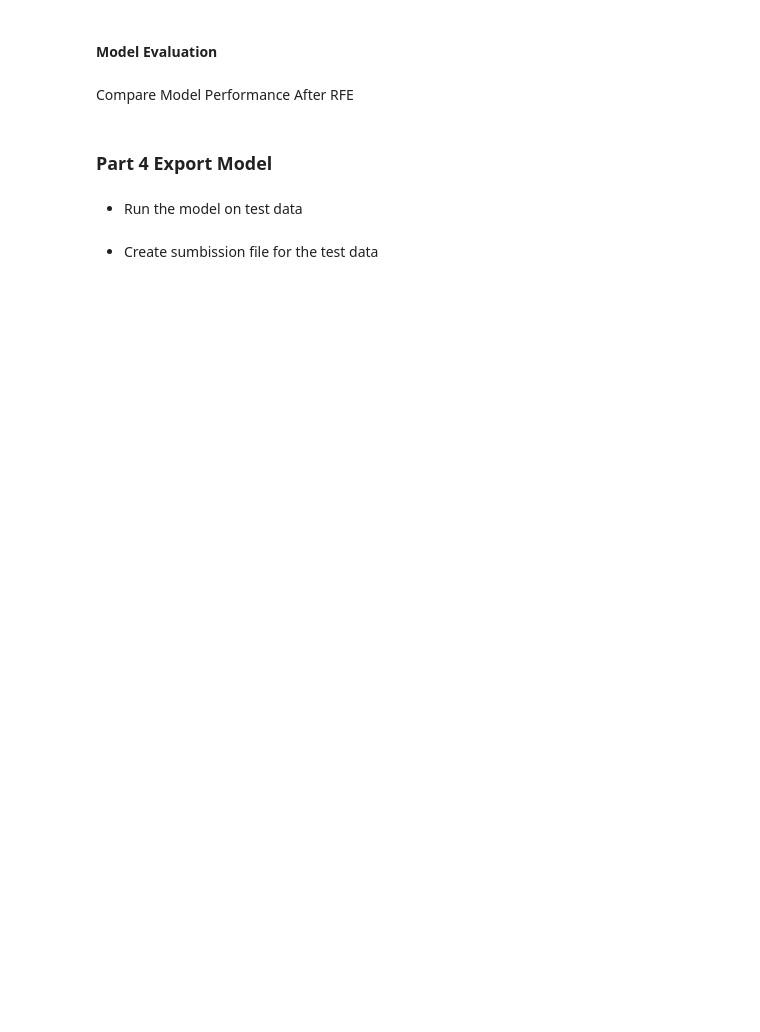
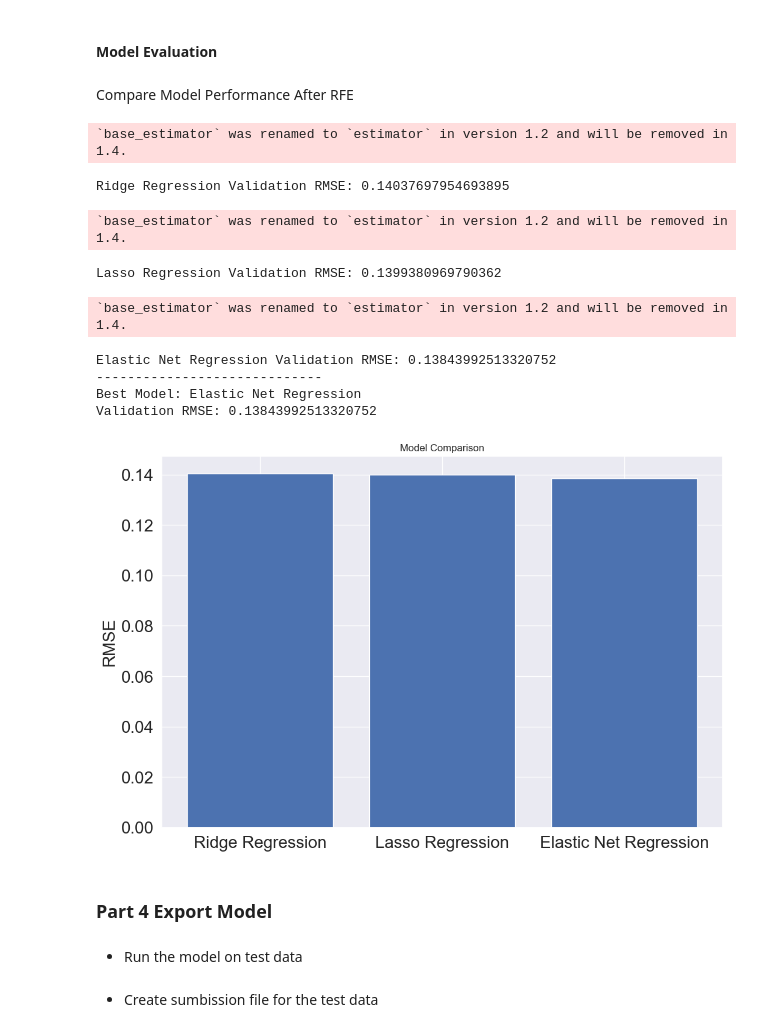
Before and after one commit to yayaya142/House-Prices-ML, a Jupyter notebook: src/house_prices.ipynb, the cells around one changed output. Drawn from its saved outputs; the diff is of its cells as text; code cells hidden in the pictures; blank space fills up the shorter version.

```diff
--- a/src/house_prices.ipynb
+++ b/src/house_prices.ipynb
@@ -577,7 +758,7 @@ X, X_test = X.align(X_test, join='left', axis=1, fill_value=0)
 # %% [markdown]
 - Split the data
 # %%
-test_size = 0.3
+test_size = 0.2
 # %%
 # Split the data
 X_train, X_val, y_train, y_val = train_test_split(X, y, test_size=test_size, random_state=42)
@@ -650,7 +840,7 @@ ridge_param_grid = {
     'ridge__alpha': [0.1, 1.0, 10.0, 100.0]
 }
 
-ridge_grid_search = GridSearchCV(ridge_pipeline, ridge_param_grid, cv=5, scoring='neg_mean_squared_error')
+ridge_grid_search = GridSearchCV(ridge_pipeline, ridge_param_grid, cv=15, scoring='neg_mean_squared_error')
 ridge_grid_search.fit(X_train, y_train)
 
 best_ridge = ridge_grid_search.best_estimator_
@@ -681,7 +876,7 @@ lasso_param_grid = {
     'lasso__max_iter': [1000, 5000, 10000]
 }
 
-lasso_grid_search = GridSearchCV(lasso_pipeline, lasso_param_grid, cv=5, scoring='neg_mean_squared_error')
+lasso_grid_search = GridSearchCV(lasso_pipeline, lasso_param_grid, cv=15, scoring='neg_mean_squared_error')
 lasso_grid_search.fit(X_train, y_train)
 
 best_lasso = lasso_grid_search.best_estimator_
@@ -713,7 +913,7 @@ elastic_net_param_grid = {
     'elastic_net__max_iter': [1000, 5000, 10000]
 }
 
-elastic_net_grid_search = GridSearchCV(elastic_net_pipeline, elastic_net_param_grid, cv=5, scoring='neg_mean_squared_error')
+elastic_net_grid_search = GridSearchCV(elastic_net_pipeline, elastic_net_param_grid, cv=15, scoring='neg_mean_squared_error')
 elastic_net_grid_search.fit(X_train, y_train)
 
 best_elastic_net = elastic_net_grid_search.best_estimator_
@@ -782,36 +1071,75 @@ def rfe_feature_selection(model, num_features):
 # %% [markdown]
 Compare Model Performance After RFE
 # %%
-models = {
-    'Ridge Regression': best_ridge,
-    'Lasso Regression': best_lasso,
-    'Elastic Net Regression': best_elastic_net
+from sklearn.model_selection import RandomizedSearchCV
+from sklearn.ensemble import BaggingRegressor
+from sklearn.pipeline import Pipeline
+from sklearn.feature_selection import SelectFromModel
+from sklearn.metrics import mean_squared_error
+import numpy as np
+import matplotlib.pyplot as plt
+
+# Assuming you have already defined:
+# X_train, y_train, X_val, y_val
+# best_ridge, best_lasso, best_elastic_net as your initial models
+
+# Define a pipeline for each model that includes feature selection and the model itself
+from sklearn.ensemble import RandomForestRegressor
+
+# Adjusted pipelines
+pipelines = {
+    'Ridge Regression': Pipeline([
+        ('feature_selection', SelectFromModel(RandomForestRegressor(n_estimators=100))),
+        ('regressor', BaggingRegressor(base_estimator=best_ridge))
+    ]),
+    'Lasso Regression': Pipeline([
+        ('feature_selection', SelectFromModel(RandomForestRegressor(n_estimators=100))),
+        ('regressor', BaggingRegressor(base_estimator=best_lasso))
+    ]),
+    'Elastic Net Regression': Pipeline([
+        ('feature_selection', SelectFromModel(RandomForestRegressor(n_estimators=100))),
+        ('regressor', BaggingRegressor(base_estimator=best_elastic_net))
+    ])
 }
+
+# The rest of your code remains the same
 
 # Fit models and calculate validation RMSE
 results = {}
-for name, model in models.items():
-    model.fit(X_train, y_train)
-    y_pred = model.predict(X_val)
+for name, pipeline in pipelines.items():
+    # Assume hyperparameter tuning was done previously and best models are used
+    pipeline.fit(X_train, y_train)
+    y_pred = pipeline.predict(X_val)
     rmse = np.sqrt(mean_squared_error(y_val, y_pred))
     results[name] = rmse
     print(f"{name} Validation RMSE: {rmse}")
 
-
-
-# set the best model name
+# Set the best model name
 best_model_name = min(results, key=results.get)
 print("-----------------------------")
 print(f"Best Model: {best_model_name}")
 print(f"Validation RMSE: {results[best_model_name]}")
-best_model = models[best_model_name]
+best_model_pipeline = pipelines[best_model_name]
 
 # Plot model performance
 plt.figure(figsize=(12, 8))
 plt.bar(results.keys(), results.values())
 plt.ylabel('RMSE')
 plt.title('Model Comparison')
 plt.show()
+
+# best_model_pipeline is now your final model pipeline including feature selection and bagging
+# %% [output]
+`base_estimator` was renamed to `estimator` in version 1.2 and will be removed in 1.4.
+Ridge Regression Validation RMSE: 0.14037697954693895
+`base_estimator` was renamed to `estimator` in version 1.2 and will be removed in 1.4.
+Lasso Regression Validation RMSE: 0.1399380969790362
+`base_estimator` was renamed to `estimator` in version 1.2 and will be removed in 1.4.
+Elastic Net Regression Validation RMSE: 0.13843992513320752
+-----------------------------
+Best Model: Elastic Net Regression
+Validation RMSE: 0.13843992513320752
+[figure, added]
 # %% [markdown]
 ### Part 4 Export Model
 # %% [markdown]
```
Also changed, not shown: parts of 39 cells of this notebook, 2 other files.
